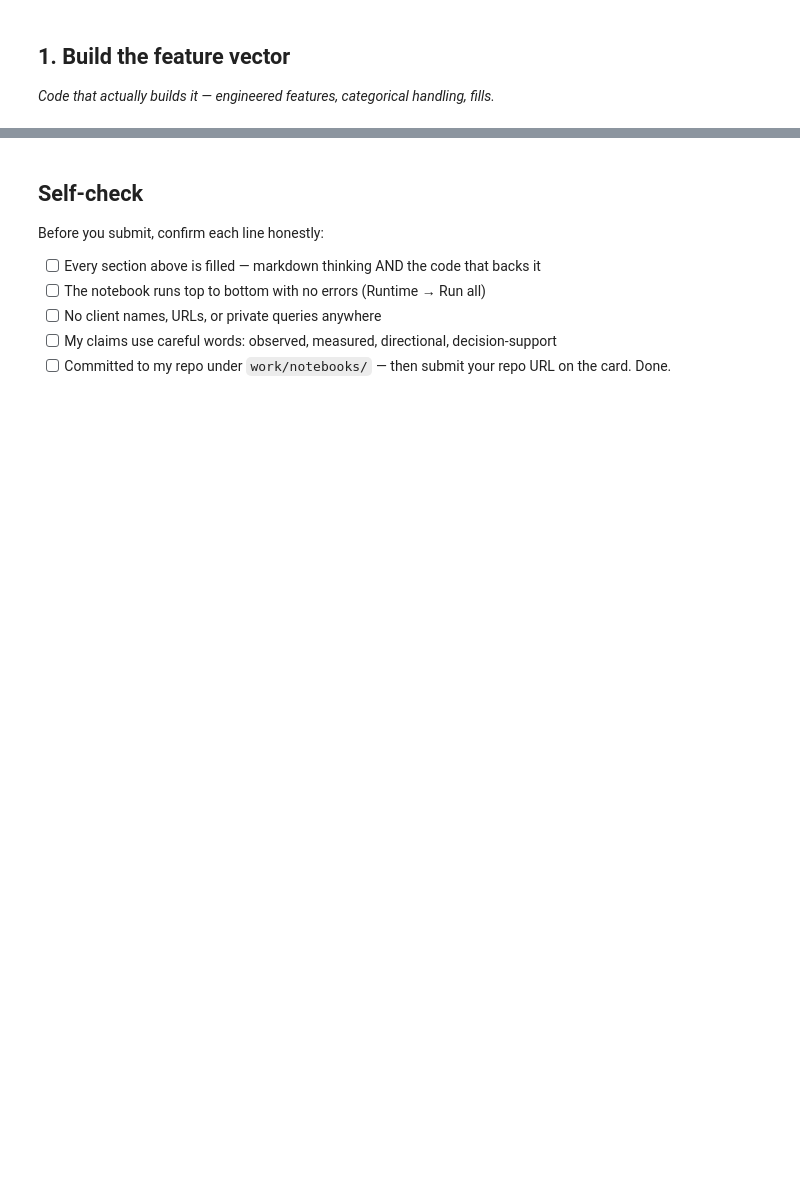
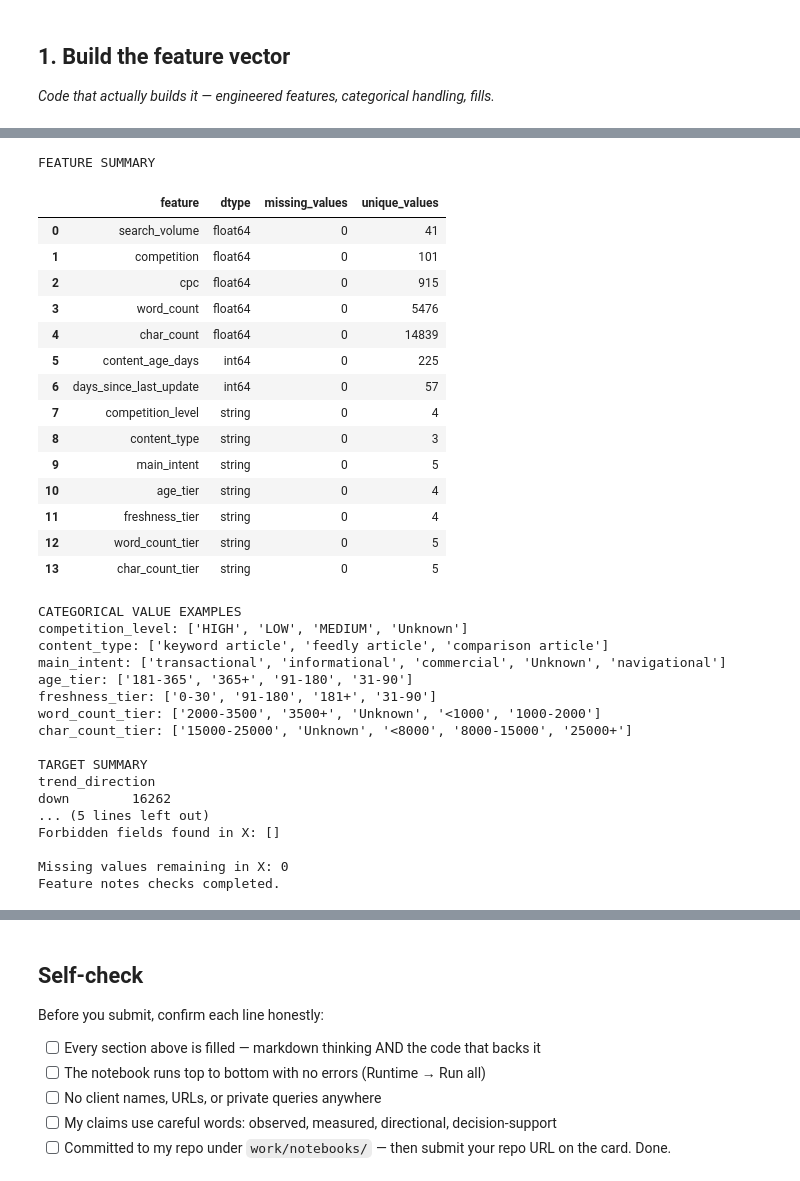
Before and after one commit to yashikasgh/flyrank-ml-internship, a Jupyter notebook: work/notebooks/w03_feature_leakage_check.ipynb, the cells around one changed output, grey strips where cells are left out. Saved outputs shown, nothing was run; the diff lists cells and outputs as text; code cells hidden in the pictures; blank space fills up the shorter version.

Commit message:
Feature Leakage Check

```diff
--- a/work/notebooks/w03_feature_leakage_check.ipynb
+++ b/work/notebooks/w03_feature_leakage_check.ipynb
@@ -36,0 +120,77 @@ This skeleton is yours to fill. Work the sections **in order** — each one has
+# %%
+
+# ML-05: Feature notes and data-quality checks
+
+# Confirm the feature matrix from Section 1 exists.
+if "X" not in globals() or "y" not in globals():
+    raise RuntimeError("Run Section 1 first to create X and y.")
+
+feature_notes = pd.DataFrame({
+    "feature": X.columns,
+    "dtype": [str(X[c].dtype) for c in X.columns],
+    "missing_values": [int(X[c].isna().sum()) for c in X.columns],
+    "unique_values": [int(X[c].nunique(dropna=False)) for c in X.columns],
+})
+
+print("FEATURE SUMMARY")
+display(feature_notes)
+
+print("\nCATEGORICAL VALUE EXAMPLES")
+for col in categorical_features:
+    print(f"{col}: {X[col].dropna().unique()[:8].tolist()}")
+
+print("\nTARGET SUMMARY")
+print(y.value_counts().rename(index={0: "not_down", 1: "down"}))
+print("Target prevalence:", round(float(y.mean()), 3))
+
+# Check whether the target or obvious target-derived fields entered X.
+forbidden_exact = {
+    "trend_direction",
+    "trend_pct",
+    "is_down",
+    "baseline_score",
+    "content_id",
+}
+
+leaked_exact = sorted(set(X.columns) & forbidden_exact)
+
+print("\nFORBIDDEN-FIELD CHECK")
+print("Forbidden fields found in X:", leaked_exact)
+assert not leaked_exact, "Remove forbidden target/identifier fields from X."
+
+print("\nMissing values remaining in X:", int(X.isna().sum().sum()))
+print("Feature notes checks completed.")
+# %% [output]
+FEATURE SUMMARY
+|  | feature | dtype | missing_values | unique_values |
+| 0 | search_volume | float64 | 0 | 41 |
+| 1 | competition | float64 | 0 | 101 |
+| 2 | cpc | float64 | 0 | 915 |
+| 3 | word_count | float64 | 0 | 5476 |
+| 4 | char_count | float64 | 0 | 14839 |
+| 5 | content_age_days | int64 | 0 | 225 |
+| 6 | days_since_last_update | int64 | 0 | 57 |
+| 7 | competition_level | string | 0 | 4 |
+| 8 | content_type | string | 0 | 3 |
+| 9 | main_intent | string | 0 | 5 |
+| 10 | age_tier | string | 0 | 4 |
+| 11 | freshness_tier | string | 0 | 4 |
+| 12 | word_count_tier | string | 0 | 5 |
+| 13 | char_count_tier | string | 0 | 5 |
+CATEGORICAL VALUE EXAMPLES
+competition_level: ['HIGH', 'LOW', 'MEDIUM', 'Unknown']
+content_type: ['keyword article', 'feedly article', 'comparison article']
+main_intent: ['transactional', 'informational', 'commercial', 'Unknown', 'navigational']
+age_tier: ['181-365', '365+', '91-180', '31-90']
+freshness_tier: ['0-30', '91-180', '181+', '31-90']
+word_count_tier: ['2000-3500', '3500+', 'Unknown', '<1000', '1000-2000']
+char_count_tier: ['15000-25000', 'Unknown', '<8000', '8000-15000', '25000+']
+
+TARGET SUMMARY
+trend_direction
+down        16262
+... (5 lines left out)
+Forbidden fields found in X: []
+
+Missing values remaining in X: 0
+Feature notes checks completed.
```
Also changed, not shown: parts of 13 cells of this notebook.
